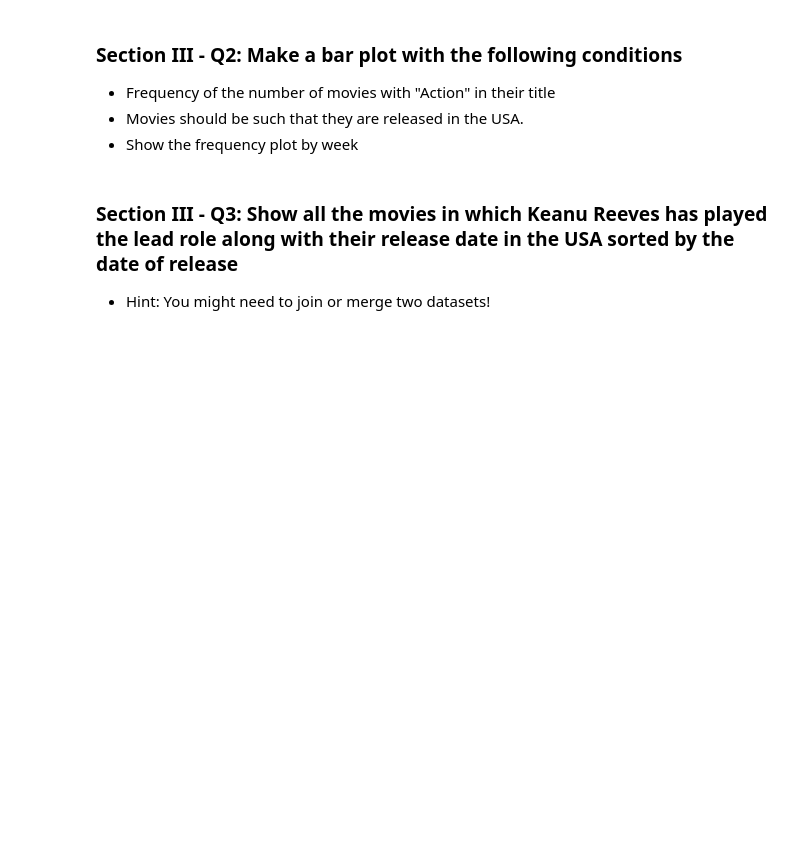
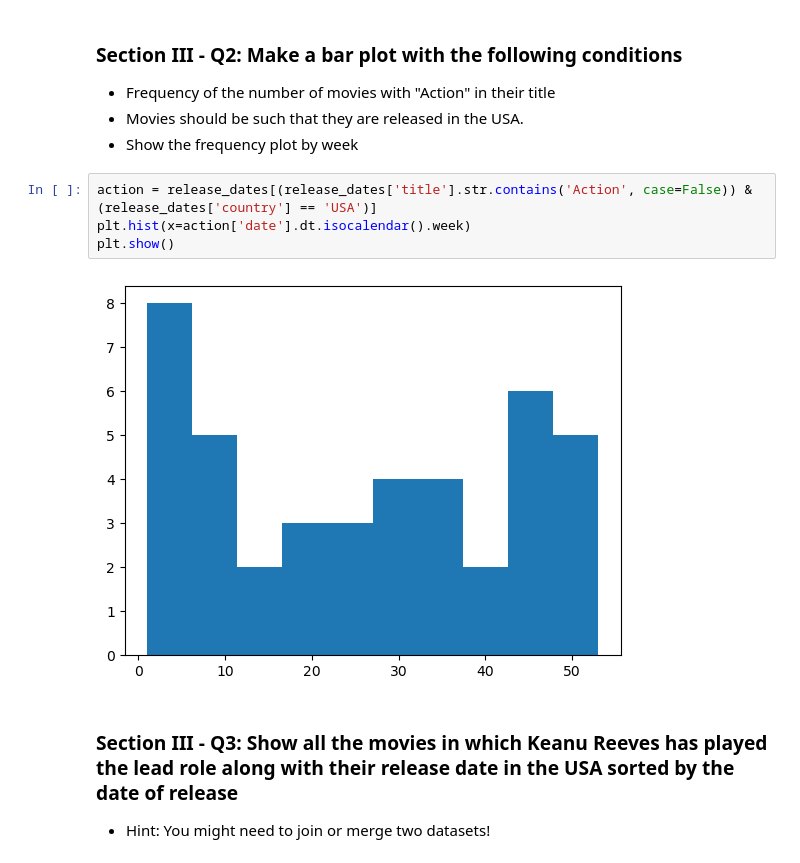
Before and after one commit to springboard-curriculum/mec-mini-projects, a Jupyter notebook: mec-5.3.10-data-wranging-with-pandas-mini-project/Mini_Project_Data_Wrangling_Pandas.ipynb, the cells around one changed output. Saved outputs shown, nothing was run; the diff lists cells and outputs as text; blank space fills up the shorter version.

```diff
--- a/mec-5.3.10-data-wranging-with-pandas-mini-project/Mini_Project_Data_Wrangling_Pandas.ipynb
+++ b/mec-5.3.10-data-wranging-with-pandas-mini-project/Mini_Project_Data_Wrangling_Pandas.ipynb
@@ -252,6 +580,12 @@ christmas.date.dt.month.value_counts().sort_index().plot(kind='bar')
 - Frequency of the number of movies with "Action" in their title
 - Movies should be such that they are released in the USA.
 - Show the frequency plot by week
+# %%
+action = release_dates[(release_dates['title'].str.contains('Action', case=False)) & (release_dates['country'] == 'USA')]
+plt.hist(x=action['date'].dt.isocalendar().week)
+plt.show()
+# %% [output]
+[figure, added]
 # %% [markdown]
 ### Section III - Q3: Show all the movies in which Keanu Reeves has played the lead role along with their   release date in the USA sorted by the date of release
 - Hint: You might need to join or merge two datasets!
```
Also changed, not shown: parts of 37 cells of this notebook.
